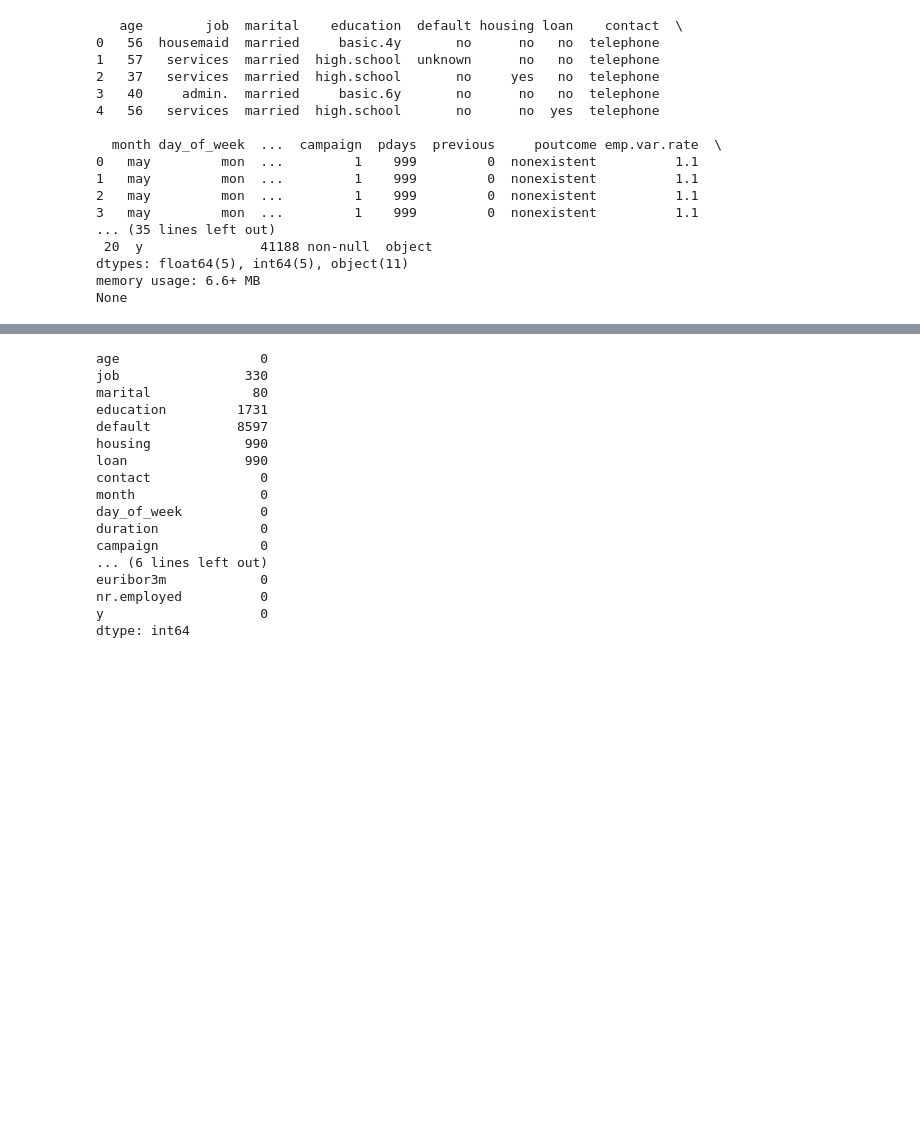
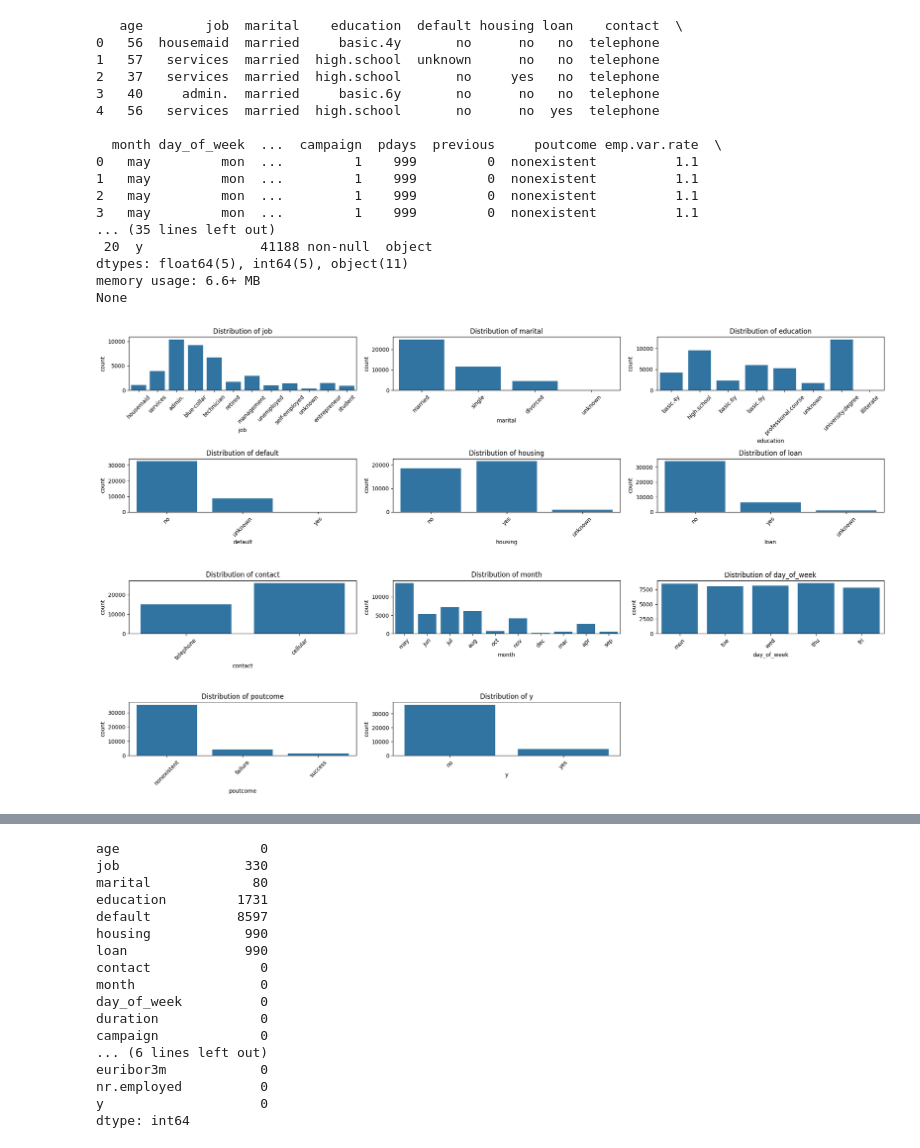
Before and after one commit to vinuka03/Predicting-Term-Deposit-Subscription-, a Jupyter notebook: data preprocessing/preprocessingPart.ipynb, the cells around one changed output, grey strips where cells are left out. Saved outputs shown, nothing was run; the diff lists cells and outputs as text; code cells hidden in the pictures; blank space fills up the shorter version.

```diff
--- a/data preprocessing/preprocessingPart.ipynb
+++ b/data preprocessing/preprocessingPart.ipynb
@@ -29,3 +29,29 @@ print(data.info())
 dtypes: float64(5), int64(5), object(11)
 memory usage: 6.6+ MB
 None
+# %%
+import pandas as pd
+import numpy as np
+import matplotlib.pyplot as plt
+import seaborn as sns
+
+
+# Identify categorical columns
+categorical_cols = data.select_dtypes(include=['object']).columns
+
+# Calculate the number of rows and columns needed for subplots based on the number of categorical columns
+num_cols = len(categorical_cols)
+ncols = 3
+nrows = (num_cols // ncols) + (num_cols % ncols > 0)
+
+# Create subplots for categorical features
+plt.figure(figsize=(20, 12))
+for i, col in enumerate(categorical_cols):
+    plt.subplot(nrows, ncols, i + 1)
+    sns.countplot(data=data, x=col, orient='h')
+    plt.title(f'Distribution of {col}')
+    plt.xticks(rotation=45)
+plt.tight_layout()
+plt.show()
+# %% [output]
+[figure, added]
```
Also changed, not shown: parts of 14 cells of this notebook.
